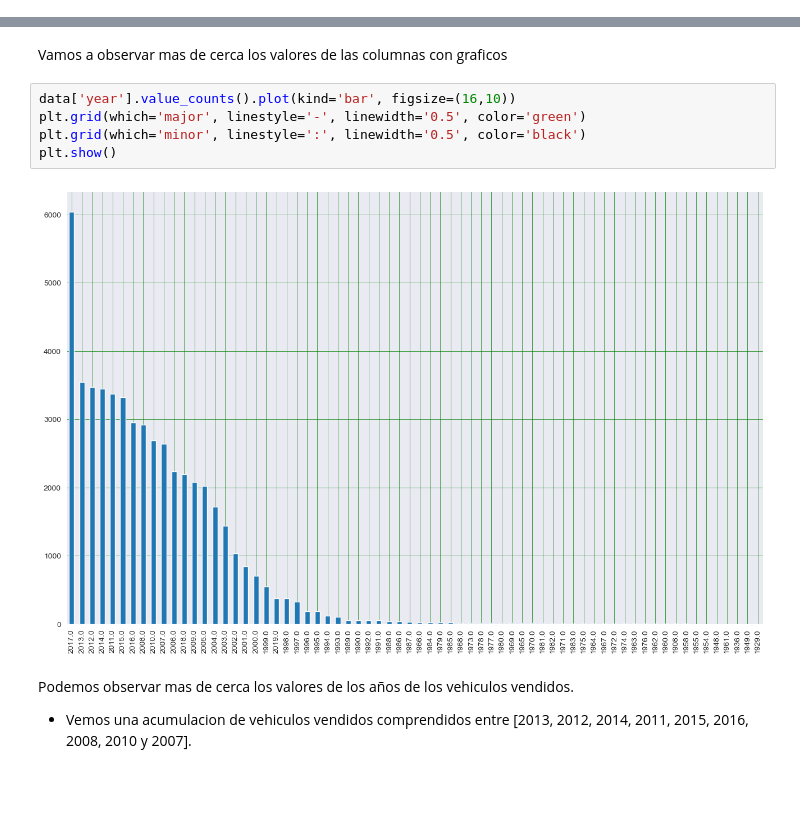
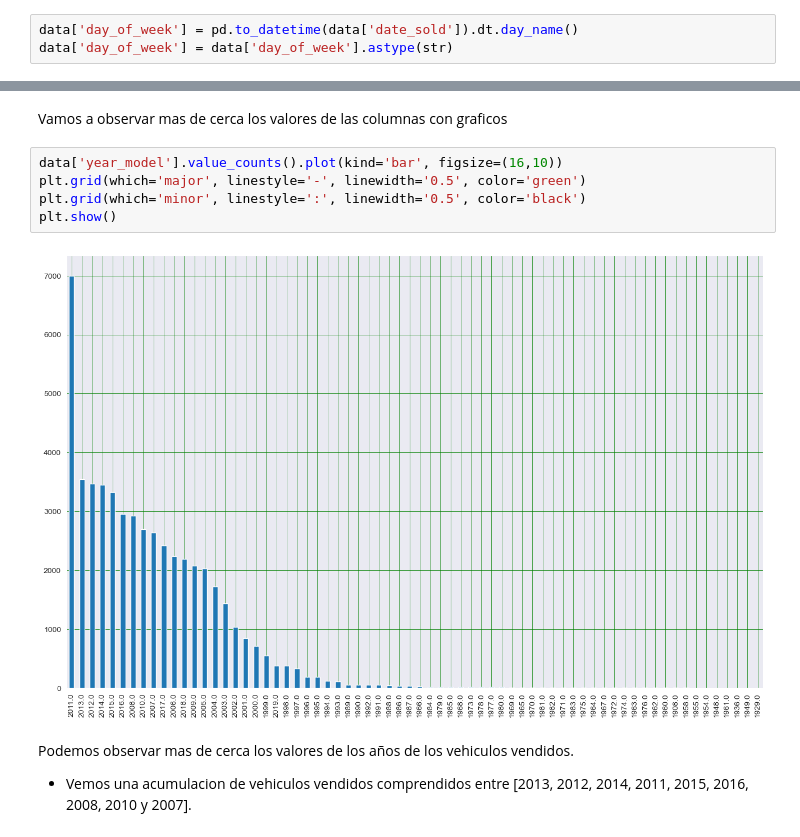
Before and after one commit to infantesromeroadrian/vehicles, a Jupyter notebook: vehicles.ipynb, the cells around one changed output, grey strips where cells are left out. Saved outputs shown, nothing was run; the diff lists cells and outputs as text; blank space fills up the shorter version.

```diff
--- a/vehicles.ipynb
+++ b/vehicles.ipynb
@@ -372,0 +408,3 @@ data['model'] = data['model'].str.split(' ').str[0]
+# %%
+data['day_of_week'] = pd.to_datetime(data['date_sold']).dt.day_name()
+data['day_of_week'] = data['day_of_week'].astype(str)
@@ -375,12 +422,12 @@ data['model'] = data['model'].str.split(' ').str[0]
 # %% [markdown]
 Vamos a observar mas de cerca los valores de las columnas con graficos
 # %%
-data['year'].value_counts().plot(kind='bar', figsize=(16,10))
+data['year_model'].value_counts().plot(kind='bar', figsize=(16,10))
 plt.grid(which='major', linestyle='-', linewidth='0.5', color='green')
 plt.grid(which='minor', linestyle=':', linewidth='0.5', color='black')
 plt.show()
 # %% [output]
-[figure, old version]
+[figure, new version]
 # %% [markdown]
 Podemos observar mas de cerca los valores de los años de los vehiculos vendidos.
 - Vemos una acumulacion de vehiculos vendidos comprendidos entre [2013, 2012, 2014, 2011, 2015, 2016, 2008, 2010 y 2007].
```
Also changed, not shown: parts of 27 cells of this notebook.
